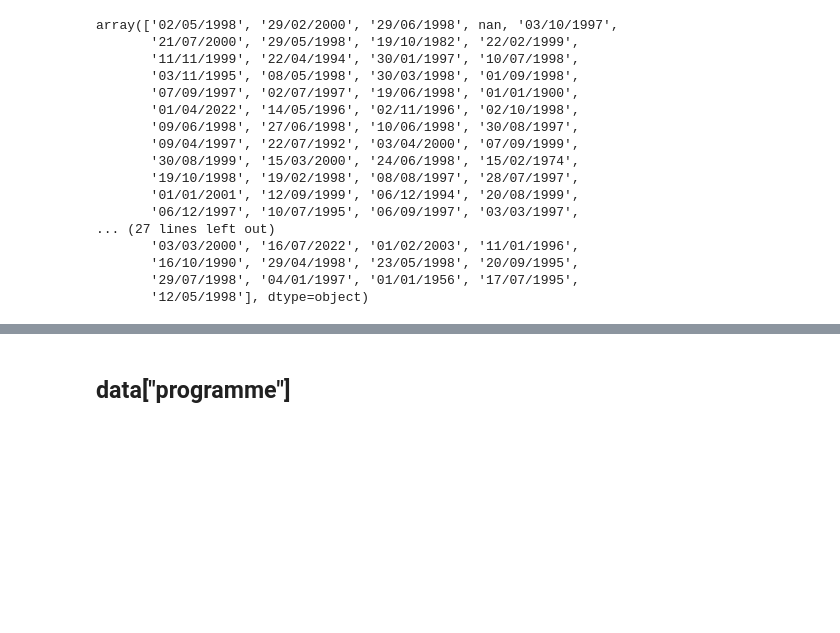
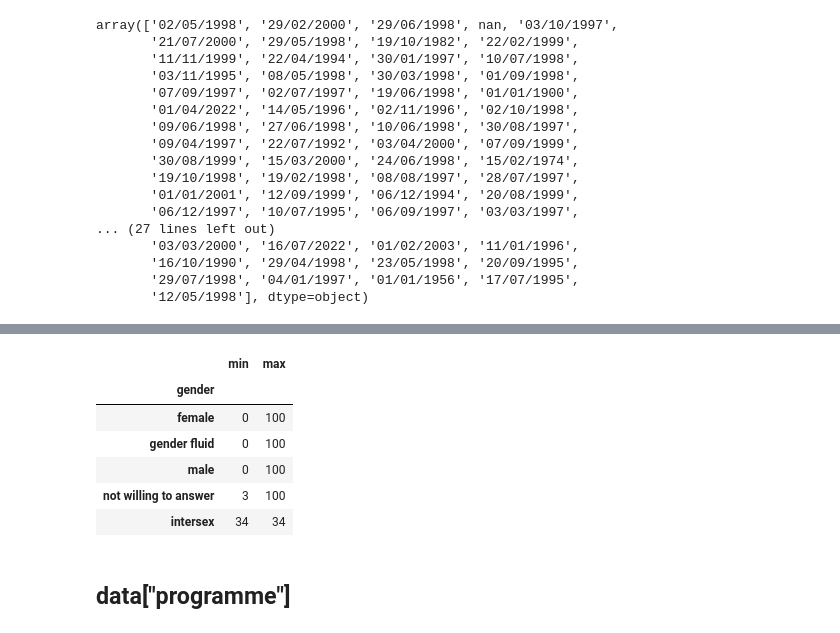
Before and after one commit to melisnv/data-mining-techniques, a Jupyter notebook: task1_explore/1A_EDDA/eda_melis.ipynb, the cells around one changed output, grey strips where cells are left out. Saved outputs shown, nothing was run; the diff lists cells and outputs as text; code cells hidden in the pictures; blank space fills up the shorter version.

```diff
--- a/task1_explore/1A_EDDA/eda_melis.ipynb
+++ b/task1_explore/1A_EDDA/eda_melis.ipynb
@@ -701,3 +750,13 @@ data.head()
+# %%
+data.groupby('gender')['stress_level'].agg(['min', 'max']).sort_values(['min'])
+# %% [output]
+|  | min | max |
+| gender |  |  |
+| female | 0 | 100 |
+| gender fluid | 0 | 100 |
+| male | 0 | 100 |
+| not willing to answer | 3 | 100 |
+| intersex | 34 | 34 |
 # %% [markdown]
 ## data["programme"]
 # %%
```
Also changed, not shown: parts of 16 cells of this notebook.
